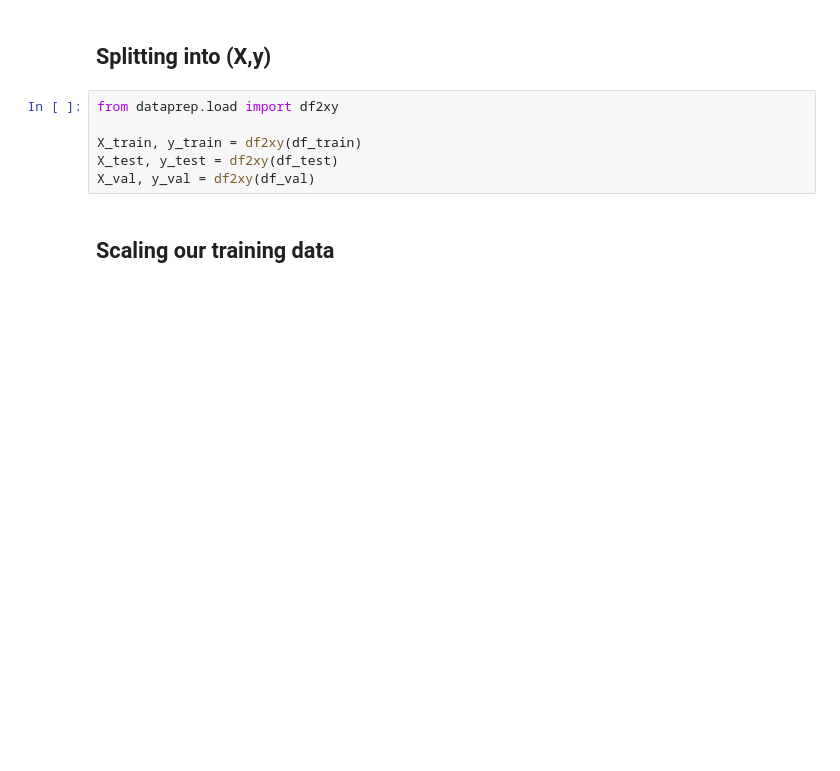
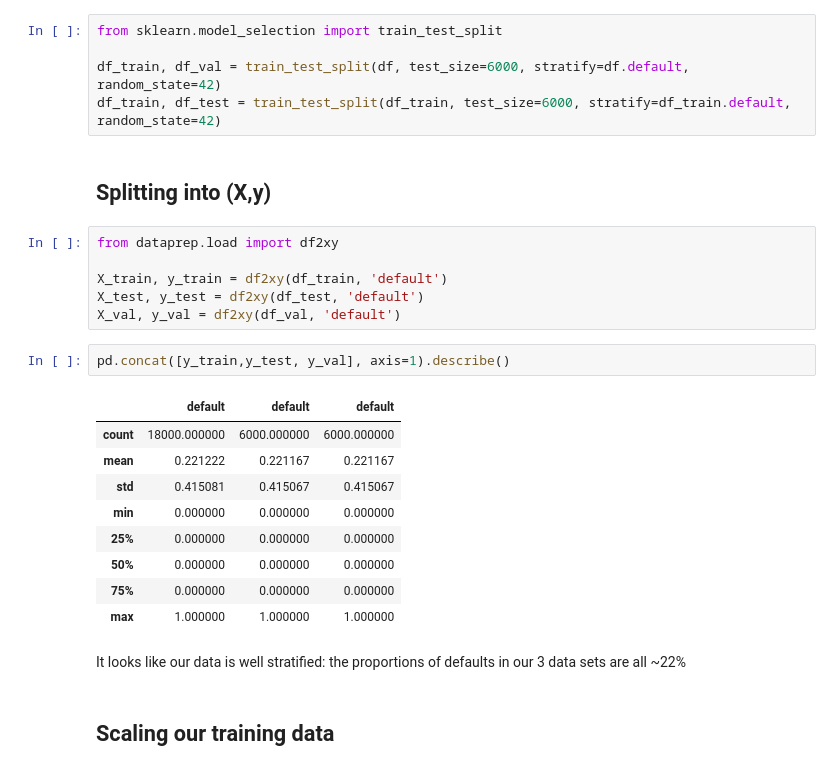
Before and after one commit to thomasXwang/UCI-Credit-card-defaults, a Jupyter notebook: UCI with functions_clean.ipynb, the cells around one changed output. Cells and saved outputs as stored; diff of their text form; blank space fills up the shorter version.

```diff
--- a/UCI with functions_clean.ipynb
+++ b/UCI with functions_clean.ipynb
@@ -189,14 +189,33 @@ df.head()
 | 4 | 50000.0 | 0 | 0 | 0 | 0 | 0 | 0 | 8617.0 | 5670.0 | 35835.0 | ... |
 # %% [markdown]
 ## Splitting test/train/val
+# %%
+from sklearn.model_selection import train_test_split
+
+df_train, df_val = train_test_split(df, test_size=6000, stratify=df.default, random_state=42)
+df_train, df_test = train_test_split(df_train, test_size=6000, stratify=df_train.default, random_state=42)
 # %% [markdown]
 ## Splitting into (X,y)
 # %%
 from dataprep.load import df2xy
 
-X_train, y_train = df2xy(df_train)
-X_test, y_test = df2xy(df_test)
-X_val, y_val = df2xy(df_val)
+X_train, y_train = df2xy(df_train, 'default')
+X_test, y_test = df2xy(df_test, 'default')
+X_val, y_val = df2xy(df_val, 'default')
+# %%
+pd.concat([y_train,y_test, y_val], axis=1).describe()
+# %% [output]
+|  | default | default | default |
+| count | 18000.000000 | 6000.000000 | 6000.000000 |
+| mean | 0.221222 | 0.221167 | 0.221167 |
+| std | 0.415081 | 0.415067 | 0.415067 |
+| min | 0.000000 | 0.000000 | 0.000000 |
+| 25% | 0.000000 | 0.000000 | 0.000000 |
+| 50% | 0.000000 | 0.000000 | 0.000000 |
+| 75% | 0.000000 | 0.000000 | 0.000000 |
+| max | 1.000000 | 1.000000 | 1.000000 |
+# %% [markdown]
+It looks like our data is well stratified: the proportions of defaults in our 3 data sets are all ~22%
 # %% [markdown]
 ## Scaling our training data
 # %% [markdown]
```
